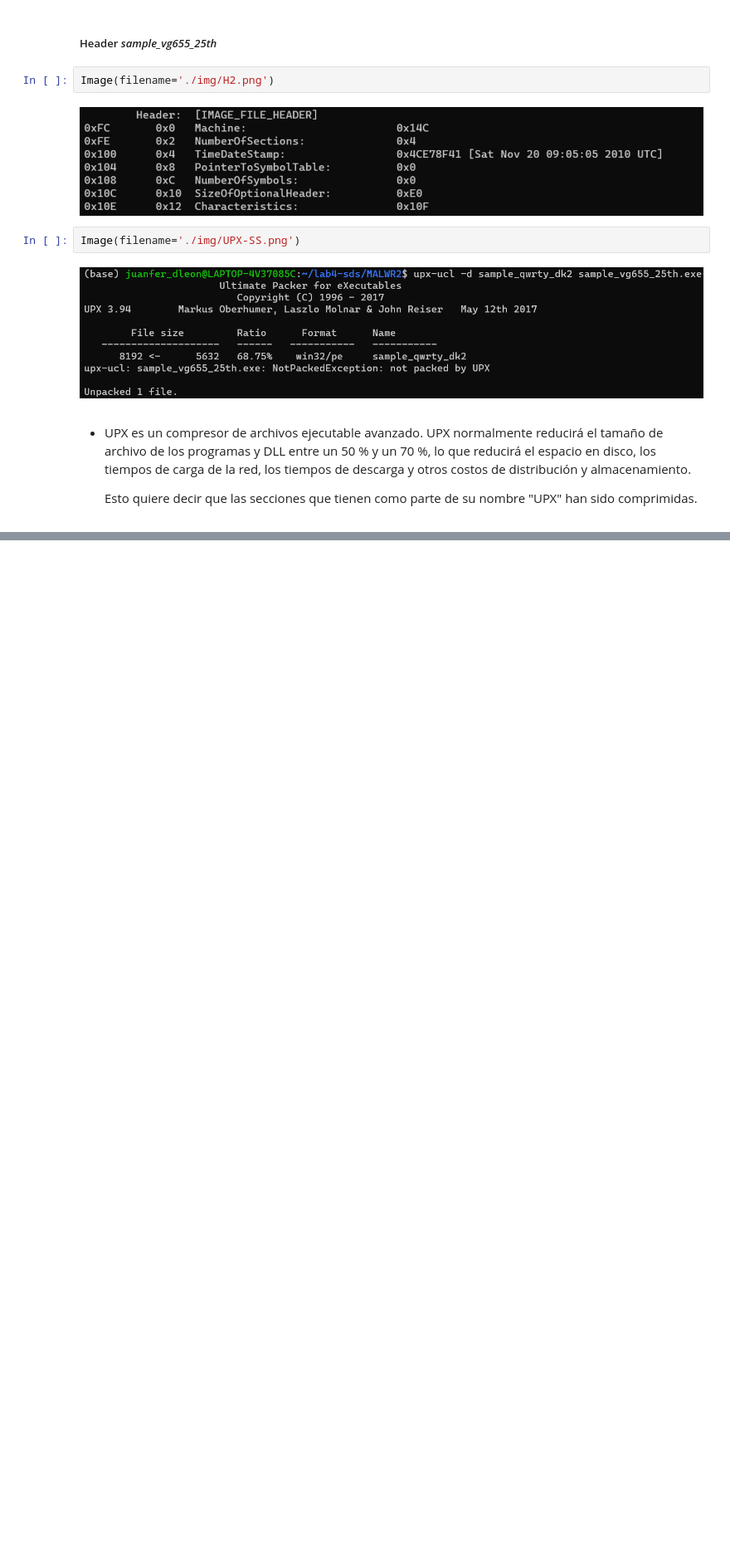
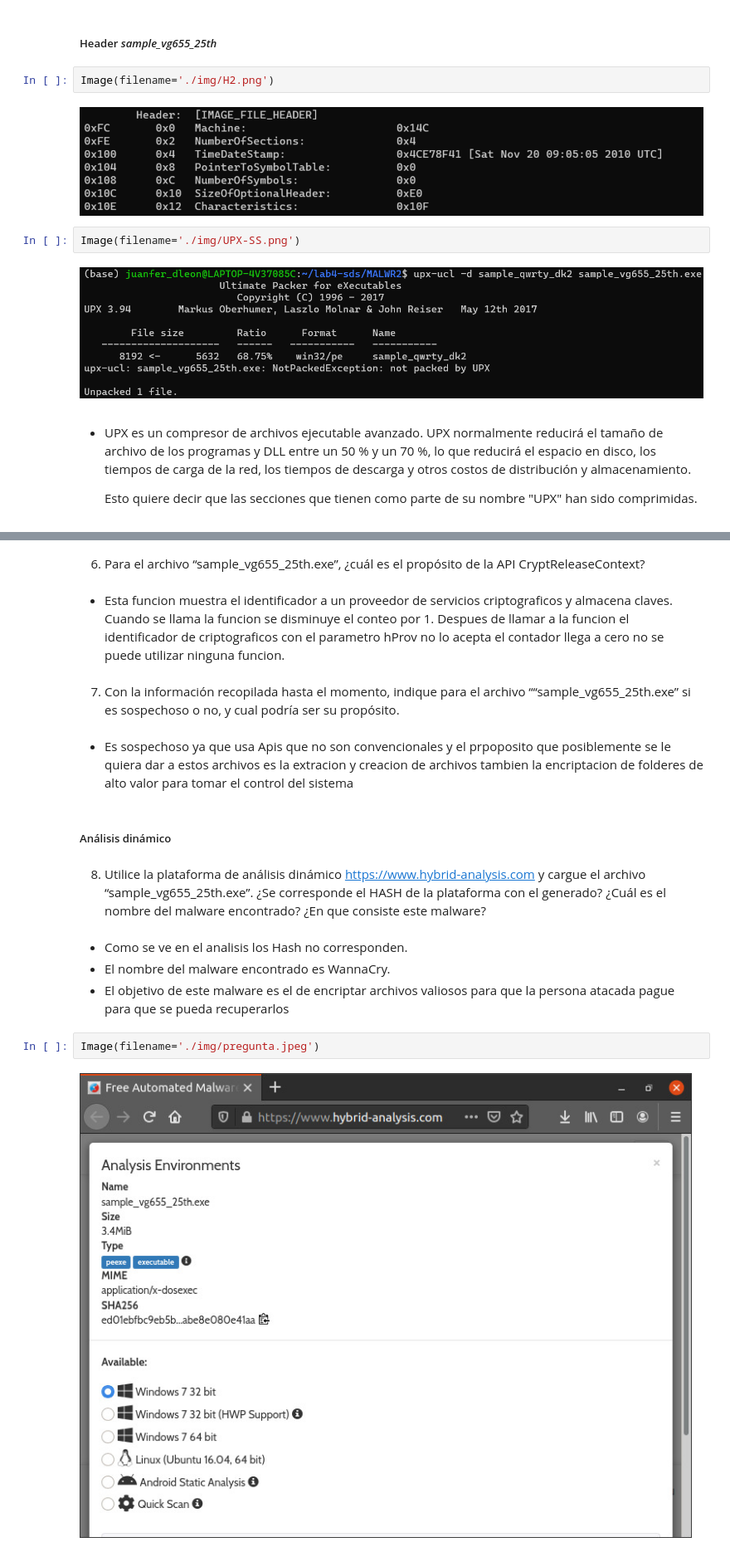
Before and after one commit to juanferdeleon/CC3094-LAB-4, a Jupyter notebook: LAB-4.ipynb, the cells around one changed output, grey strips where cells are left out. Shown at 83% size. Saved outputs shown, nothing was run; the diff lists cells and outputs as text; blank space fills up the shorter version.

```diff
--- a/LAB-4.ipynb
+++ b/LAB-4.ipynb
@@ -58,0 +81,24 @@ Image(filename='./img/UPX-SS.png')
+# %% [markdown]
+6. Para  el  archivo  “sample_vg655_25th.exe”,  ¿cuál  es  el  propósito  de  la  API
+CryptReleaseContext?
+# %% [markdown]
+- Esta funcion muestra el identificador a un proveedor de servicios criptograficos y almacena claves. Cuando se llama la funcion se disminuye el conteo por 1. Despues de llamar a la funcion el identificador de criptograficos con el parametro hProv no lo acepta el contador llega a cero no se puede utilizar ninguna funcion.
+# %% [markdown]
+7. Con  la  información  recopilada  hasta  el  momento,  indique  para  el  archivo
+““sample_vg655_25th.exe” si es sospechoso o no, y cual podría ser su propósito.
+# %% [markdown]
+- Es sospechoso ya que usa Apis que no son convencionales y el prpoposito que posiblemente se le quiera dar a estos archivos es la extracion y creacion de archivos tambien la encriptacion de folderes de alto valor para tomar el control del sistema
+# %% [markdown]
+##### Análisis dinámico
+# %% [markdown]
+8. Utilice la plataforma de análisis dinámico https://www.hybrid-analysis.com y cargue el archivo
+“sample_vg655_25th.exe”. ¿Se corresponde el HASH de la plataforma con el generado? ¿Cuál
+es el nombre del malware encontrado? ¿En que consiste este malware?
+# %% [markdown]
+- Como se ve en el analisis los Hash no corresponden.
+- El nombre del malware encontrado es WannaCry.
+- El objetivo de este malware es el de encriptar archivos valiosos para que la persona atacada pague para que se pueda recuperarlos
+# %%
+Image(filename='./img/pregunta.jpeg')
+# %% [output]
+[figure, added]
```
Also changed, not shown: parts of 13 cells of this notebook, 5 other files.
